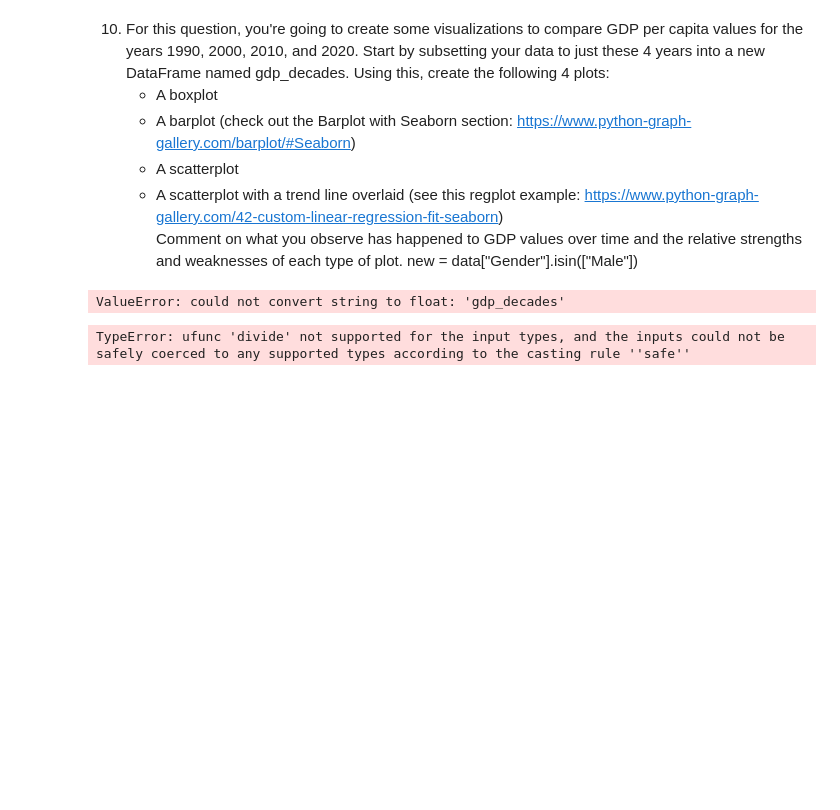
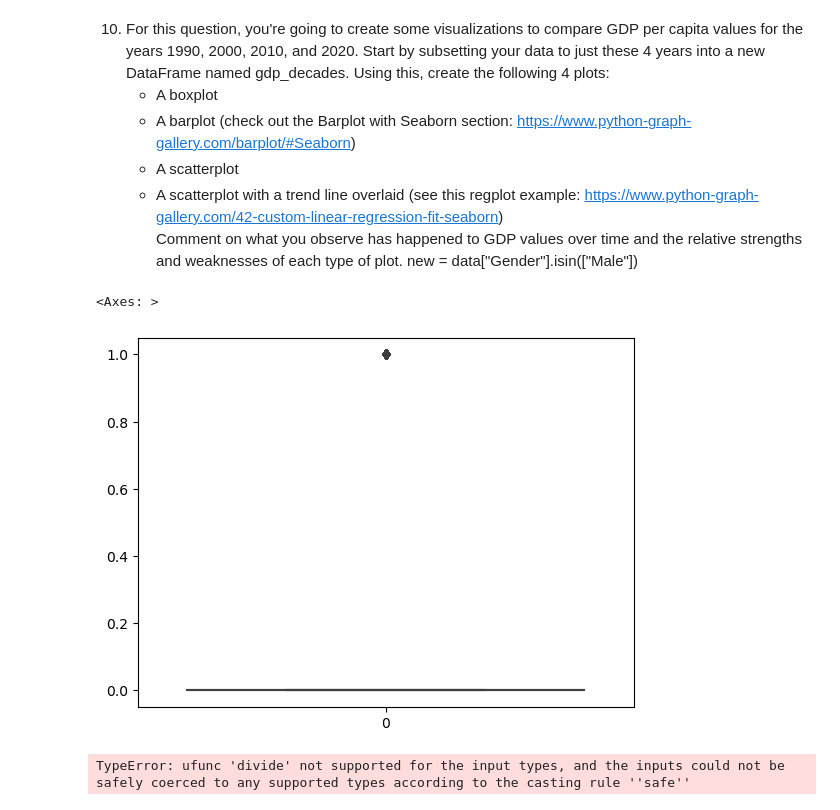
Before and after one commit to NSS-Data-Analytics-Cohort-8/gdp-and-internet-usage-bob10182, a Jupyter notebook: notebooks/un_project.ipynb, the cells around one changed output. Drawn from its saved outputs; the diff is of its cells as text; code cells hidden in the pictures; blank space fills up the shorter version.

```diff
--- a/notebooks/un_project.ipynb
+++ b/notebooks/un_project.ipynb
@@ -152,7 +153,9 @@ Comment on what you observe has happened to GDP values over time and the relativ
 new = data["Gender"].isin(["Male"])
 # %%
 gdp_decades=gdp_df['Year'].isin([1990,2000,2010,2020])
-sns.boxplot('gdp_decades')
+gdp_df[gdp_decades]
+sns.boxplot(gdp_decades)
 # %% [output]
-ValueError: could not convert string to float: 'gdp_decades'
+<Axes: >
+[figure, added]
 # %%
```
Also changed, not shown: parts of 12 cells of this notebook.
